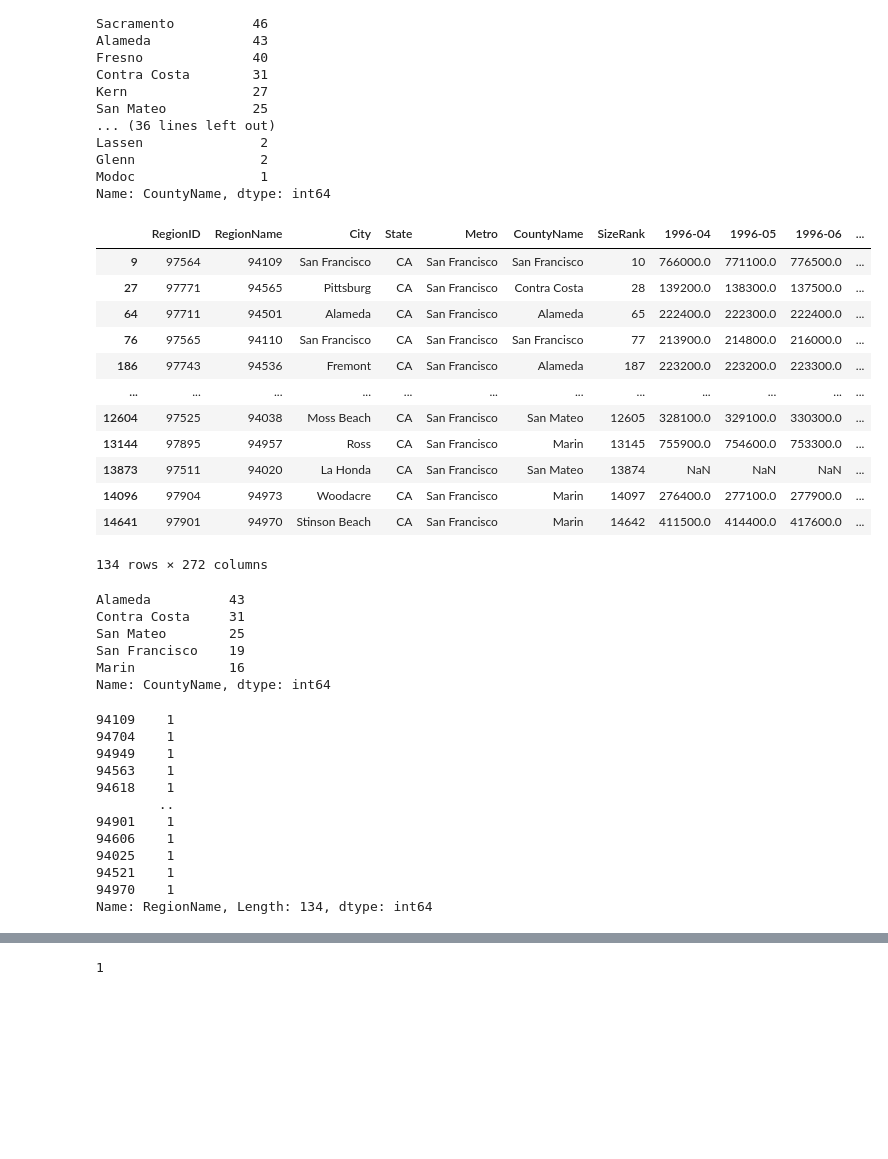
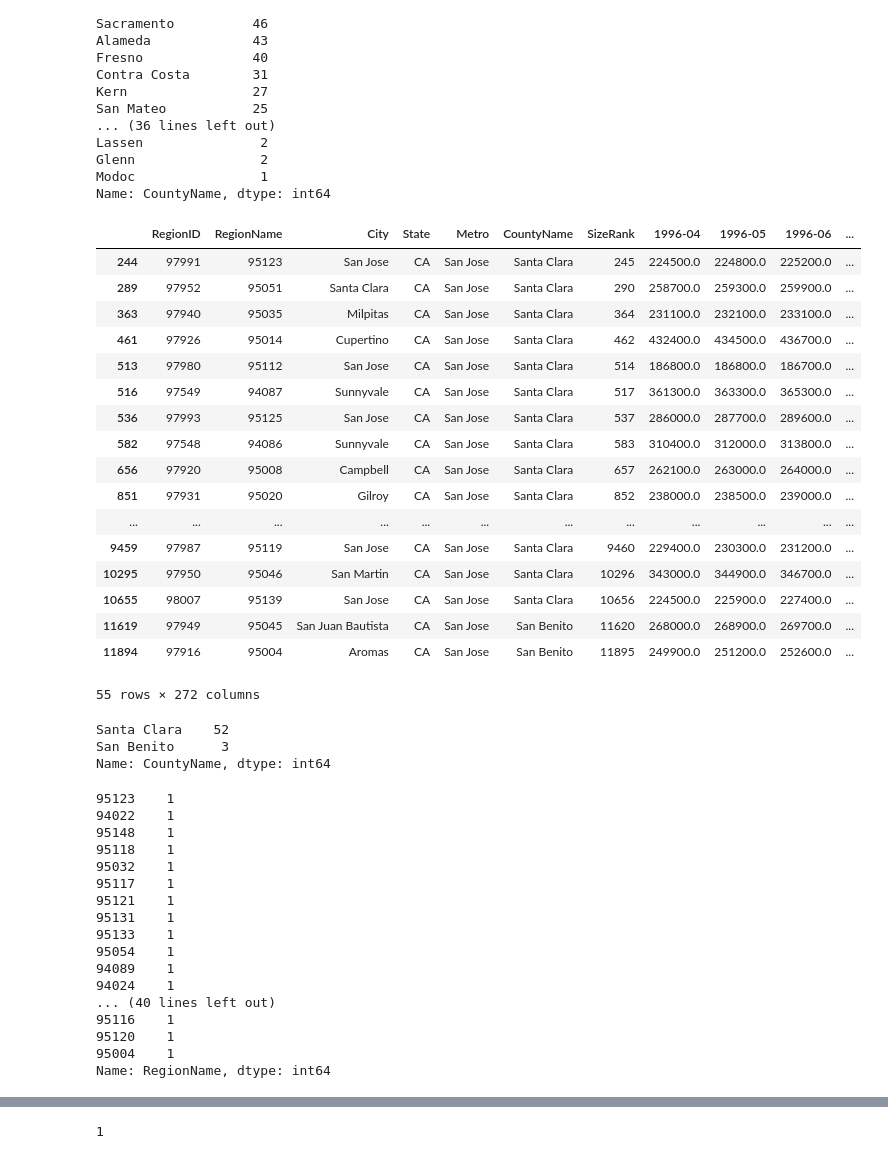
Before and after one commit to lalynjay/Time_series_analysis, a Jupyter notebook: Time_series_analysis.ipynb, the cells around one changed output, grey strips where cells are left out. Saved outputs shown, nothing was run; the diff lists cells and outputs as text; code cells hidden in the pictures; blank space fills up the shorter version.

```diff
--- a/Time_series_analysis.ipynb
+++ b/Time_series_analysis.ipynb
@@ -95,44 +95,51 @@ Glenn                2
 Modoc                1
 Name: CountyName, dtype: int64
 # %%
-bay_area = ca.loc[(ca['Metro'] == 'Santa Jose') | (ca['Metro'] == 'San Francisco')]
+bay_area = ca.loc[(ca['Metro'] == 'San Jose')] #| (ca['Metro'] == 'San Francisco')]
 bay_area
 # %% [output]
 |  | RegionID | RegionName | City | State | Metro | CountyName | SizeRank | 1996-04 | 1996-05 | 1996-06 | ... |
-| 9 | 97564 | 94109 | San Francisco | CA | San Francisco | San Francisco | 10 | 766000.0 | 771100.0 | 776500.0 | ... |
-| 27 | 97771 | 94565 | Pittsburg | CA | San Francisco | Contra Costa | 28 | 139200.0 | 138300.0 | 137500.0 | ... |
-| 64 | 97711 | 94501 | Alameda | CA | San Francisco | Alameda | 65 | 222400.0 | 222300.0 | 222400.0 | ... |
-| 76 | 97565 | 94110 | San Francisco | CA | San Francisco | San Francisco | 77 | 213900.0 | 214800.0 | 216000.0 | ... |
-| 186 | 97743 | 94536 | Fremont | CA | San Francisco | Alameda | 187 | 223200.0 | 223200.0 | 223300.0 | ... |
+| 244 | 97991 | 95123 | San Jose | CA | San Jose | Santa Clara | 245 | 224500.0 | 224800.0 | 225200.0 | ... |
+| 289 | 97952 | 95051 | Santa Clara | CA | San Jose | Santa Clara | 290 | 258700.0 | 259300.0 | 259900.0 | ... |
+| 363 | 97940 | 95035 | Milpitas | CA | San Jose | Santa Clara | 364 | 231100.0 | 232100.0 | 233100.0 | ... |
+| 461 | 97926 | 95014 | Cupertino | CA | San Jose | Santa Clara | 462 | 432400.0 | 434500.0 | 436700.0 | ... |
+| 513 | 97980 | 95112 | San Jose | CA | San Jose | Santa Clara | 514 | 186800.0 | 186800.0 | 186700.0 | ... |
+| 516 | 97549 | 94087 | Sunnyvale | CA | San Jose | Santa Clara | 517 | 361300.0 | 363300.0 | 365300.0 | ... |
+| 536 | 97993 | 95125 | San Jose | CA | San Jose | Santa Clara | 537 | 286000.0 | 287700.0 | 289600.0 | ... |
+| 582 | 97548 | 94086 | Sunnyvale | CA | San Jose | Santa Clara | 583 | 310400.0 | 312000.0 | 313800.0 | ... |
+| 656 | 97920 | 95008 | Campbell | CA | San Jose | Santa Clara | 657 | 262100.0 | 263000.0 | 264000.0 | ... |
+| 851 | 97931 | 95020 | Gilroy | CA | San Jose | Santa Clara | 852 | 238000.0 | 238500.0 | 239000.0 | ... |
 | ... | ... | ... | ... | ... | ... | ... | ... | ... | ... | ... | ... |
-| 12604 | 97525 | 94038 | Moss Beach | CA | San Francisco | San Mateo | 12605 | 328100.0 | 329100.0 | 330300.0 | ... |
-| 13144 | 97895 | 94957 | Ross | CA | San Francisco | Marin | 13145 | 755900.0 | 754600.0 | 753300.0 | ... |
-| 13873 | 97511 | 94020 | La Honda | CA | San Francisco | San Mateo | 13874 | NaN | NaN | NaN | ... |
-| 14096 | 97904 | 94973 | Woodacre | CA | San Francisco | Marin | 14097 | 276400.0 | 277100.0 | 277900.0 | ... |
-| 14641 | 97901 | 94970 | Stinson Beach | CA | San Francisco | Marin | 14642 | 411500.0 | 414400.0 | 417600.0 | ... |
+| 9459 | 97987 | 95119 | San Jose | CA | San Jose | Santa Clara | 9460 | 229400.0 | 230300.0 | 231200.0 | ... |
+| 10295 | 97950 | 95046 | San Martin | CA | San Jose | Santa Clara | 10296 | 343000.0 | 344900.0 | 346700.0 | ... |
+| 10655 | 98007 | 95139 | San Jose | CA | San Jose | Santa Clara | 10656 | 224500.0 | 225900.0 | 227400.0 | ... |
+| 11619 | 97949 | 95045 | San Juan Bautista | CA | San Jose | San Benito | 11620 | 268000.0 | 268900.0 | 269700.0 | ... |
+| 11894 | 97916 | 95004 | Aromas | CA | San Jose | San Benito | 11895 | 249900.0 | 251200.0 | 252600.0 | ... |
-134 rows × 272 columns
+55 rows × 272 columns
 # %%
 bay_area['CountyName'].value_counts()
 # %% [output]
-Alameda          43
-Contra Costa     31
-San Mateo        25
-San Francisco    19
-Marin            16
+Santa Clara    52
+San Benito      3
 Name: CountyName, dtype: int64
-# %%
-bay_area['RegionName'].value_counts()
-# %% [output]
-94109    1
-94704    1
-94949    1
-94563    1
-94618    1
-        ..
-94901    1
-94606    1
-94025    1
-94521    1
-94970    1
-Name: RegionName, Length: 134, dtype: int64
+# %%
+bay_area['RegionName'].value_counts()
+# %% [output]
+95123    1
+94022    1
+95148    1
+95118    1
+95032    1
+95117    1
+95121    1
+95131    1
+95133    1
+95054    1
+94089    1
+94024    1
+... (40 lines left out)
+95116    1
+95120    1
+95004    1
+Name: RegionName, dtype: int64
 # %%
```
Also changed, not shown: parts of 60 cells of this notebook.
